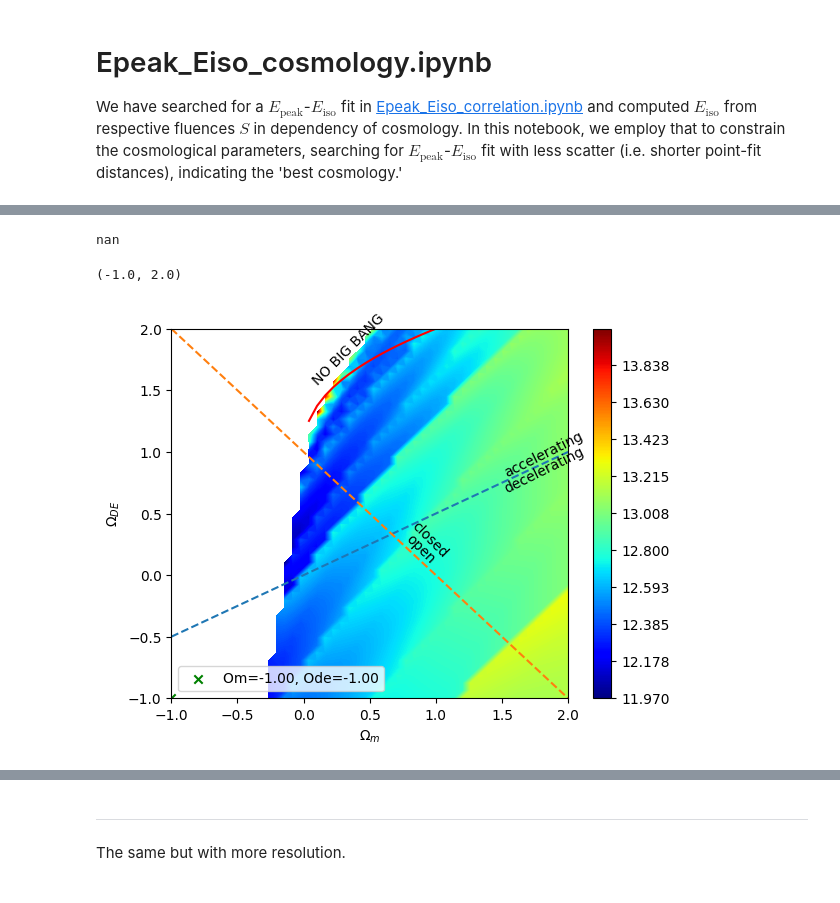
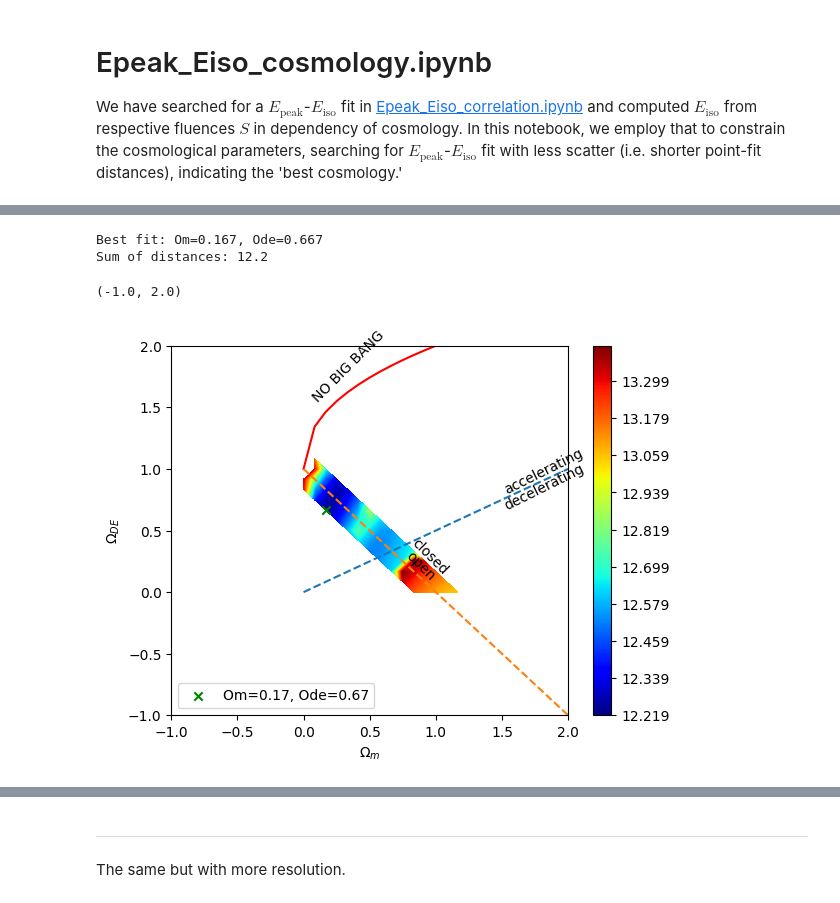
Before and after one commit to joanalnu/OAB-INAF, a Jupyter notebook: Epeak_Eiso_cosmology.ipynb, the cells around one changed output, grey strips where cells are left out. Drawn from its saved outputs; the diff is of its cells as text; code cells hidden in the pictures.

```diff
--- a/Epeak_Eiso_cosmology.ipynb
+++ b/Epeak_Eiso_cosmology.ipynb
@@ -215,53 +241,63 @@ for i in range(len(Om)):
     for j in range(len(Ode)):
         sumdata[i, j] = np.sum(data[i, j, :])
 
-# Create a mask for the region where Om + Ode > 1
-mask_bool = False
+# Create a proper mask for unphysical regions
+# instead of a simple mask, the proper mask ensures that values aren't marked as NaN or 0, important for the argmin results
 mask = np.zeros_like(sumdata, dtype=bool)
 for i in range(len(Om)):
     for j in range(len(Ode)):
-        if Om[i] + Ode[j] > 1.2:
-            mask[i, j] = mask_bool
-        elif Om[i] + Ode[j] < 0.8:
-            mask[i, j] = mask_bool
-        if Ode[j] >= Om[i]**(1/2.32)+1.0:
-            mask[i, j] = False
+        if (Om[i]+Ode[j]>1.2 or # approx flat-universe region
+                Om[i]+Ode[j]<0.8 or
+                Ode[j] >= Om[i]** (1/2.32) + 1.0 or # approx no big bang area
+                not np.isfinite(sumdata[i, j])):
+            mask[i,j]=True
 
 masked_sumdata = np.ma.masked_where(mask, sumdata)
 
-best_fit = np.argmin(masked_sumdata)
-Om_index, Ode_index = np.unravel_index(best_fit, masked_sumdata.shape)
+#best_fit = np.argmin(masked_sumdata)
+#Om_index, Ode_index = np.unravel_index(best_fit, masked_sumdata.shape)
+#Om_fit, Ode_fit = Om[Om_index], Ode[Ode_index]
+
+# find minimum among valid entries
+valid_indices = np.where(~mask)
+valid_values = sumdata[valid_indices]
+bestfit = np.argmin(valid_values)
+Om_index = valid_indices[0][bestfit]
+Ode_index = valid_indices[1][bestfit]
 Om_fit, Ode_fit = Om[Om_index], Ode[Ode_index]
 
-print(sumdata[Om_index,Om_index])
+print(f'Best fit: Om={Om_fit:.3f}, Ode={Ode_fit:.3f}')
+print(f'Sum of distances: {sumdata[Om_index,Ode_index]:.3}')
+
 
 # Plot
 plt.figure()
 plt.contourf(Om, Ode, masked_sumdata.T, cmap='jet', levels=1000)
 #plt.contour(Om, Ode, masked_sumdata.T, cmap='plasma', levels=10)
 plt.colorbar()
 plt.scatter(Om_fit, Ode_fit, c='g', marker='x', label=f'Om={Om_fit:.2f}, Ode={Ode_fit:.2f}')
 plt.xlabel(r'$\Omega_m$')
 plt.ylabel(r'$\Omega_{DE}$')
 
 plt.plot(Om, 0.5*Om, linestyle='--')
 plt.annotate('accelerating',(1.5,0.80), rotation=26.35)
 plt.annotate('decelerating',(1.5,0.67), rotation=26.35)
 
 plt.plot(Om, Om**(1/2.32)+1, c='r')
 plt.annotate('NO BIG BANG',(0.05,1.55),rotation=45)
 
 plt.plot(Om, 1-Om, linestyle='--')
 plt.annotate('open',(0.75,0.1),rotation=-45)
 plt.annotate('closed',(0.8,0.15),rotation=-45)
 
 plt.legend()
 plt.xlim(-1.0,2.0)
 plt.ylim(-1.0,2.0)
 # %% [output]
-nan
+Best fit: Om=0.167, Ode=0.667
+Sum of distances: 12.2
 (-1.0, 2.0)
-[figure, old version]
+[figure, new version]
 # %%
 plt.figure()
 plt.contourf(Om, Ode, masked_sumdata.T, cmap='jet', levels=100)
```
Also changed, not shown: parts of 5 cells of this notebook.
